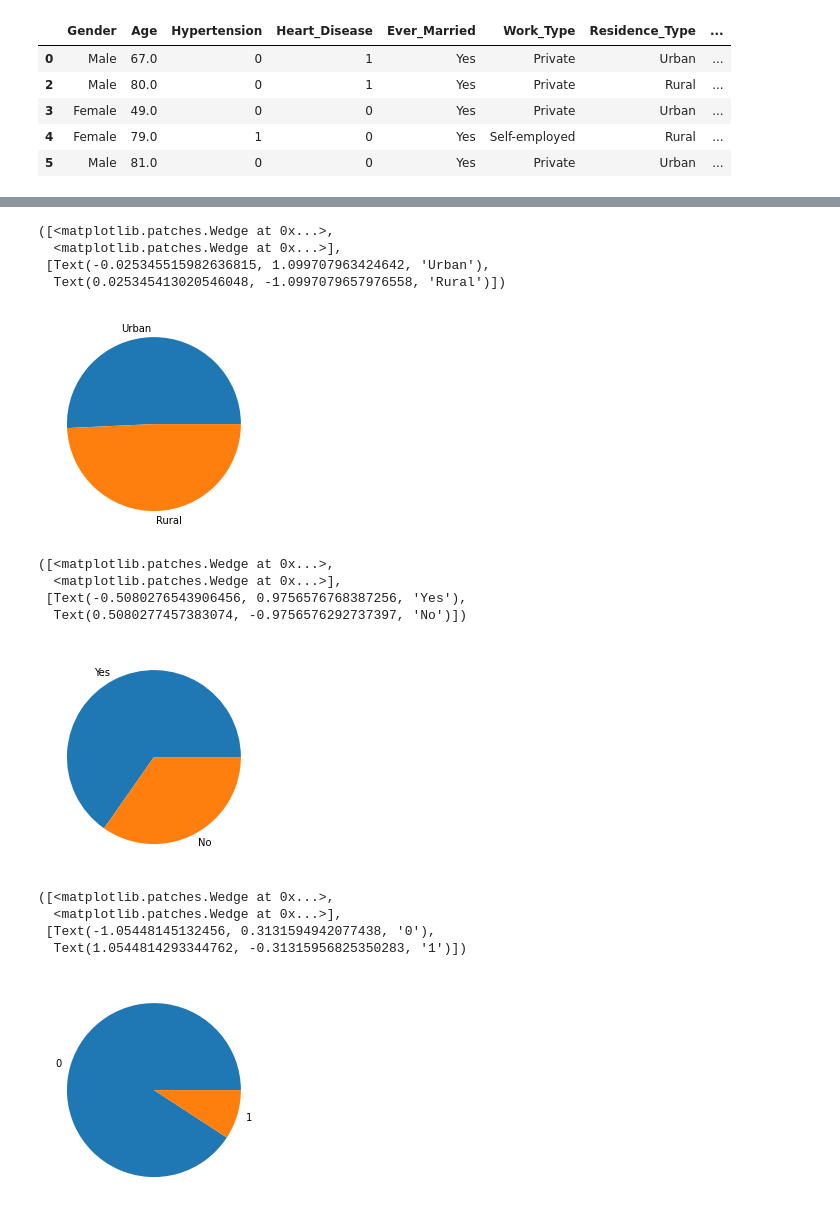
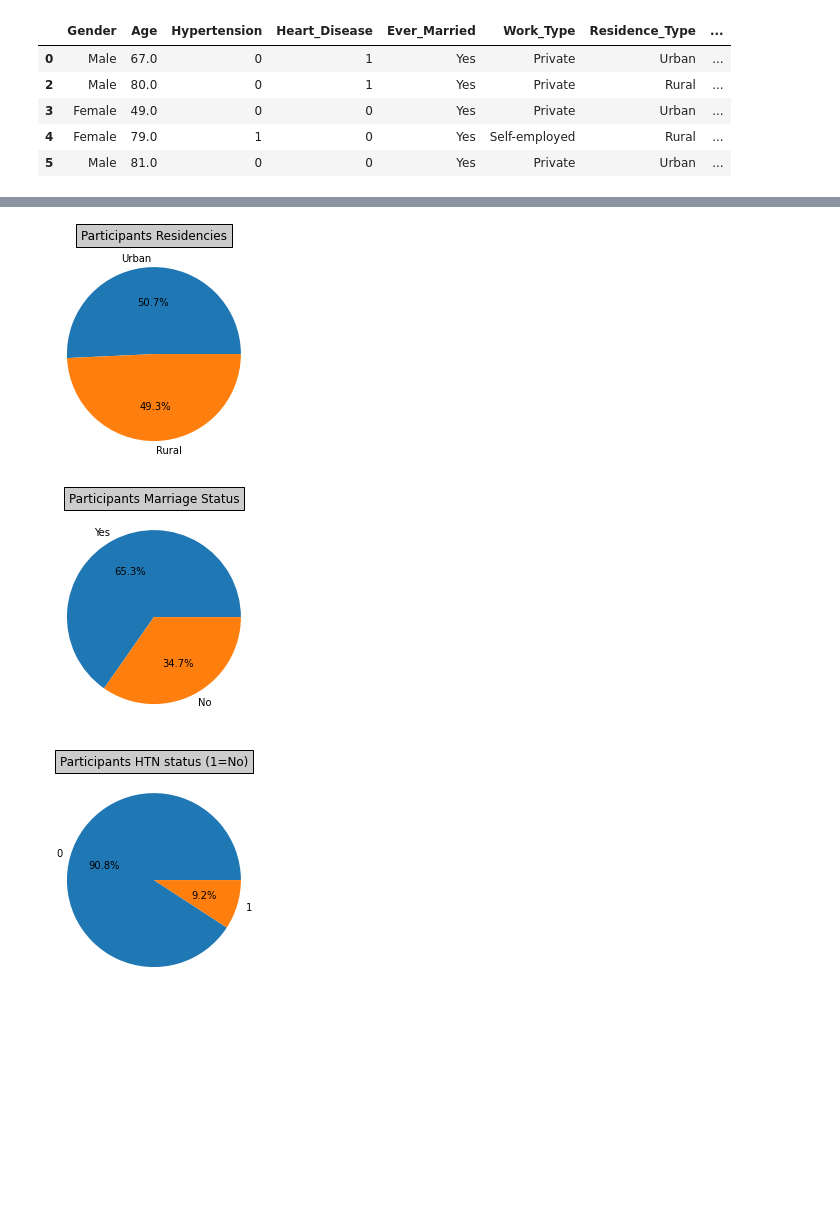
Before and after one commit to rajimuth/Stroke-Prediction-Analysis, a Jupyter notebook: Balpreet_stroke_analysis.ipynb, the cells around one changed output, grey strips where cells are left out. Drawn from its saved outputs; the diff is of its cells as text; code cells hidden in the pictures; blank space fills up the shorter version.

```diff
--- a/Balpreet_stroke_analysis.ipynb
+++ b/Balpreet_stroke_analysis.ipynb
@@ -171,33 +164,27 @@ plt.pie(WorkType_pie, labels= WorkType_pie.index)
 # %%
 # pie plot for residence type
 ResidenceType_pie = stroke_df.Residence_Type.value_counts()
-plt.pie(ResidenceType_pie, labels= ResidenceType_pie.index)
+plt.pie(ResidenceType_pie, labels= ResidenceType_pie.index, autopct="%1.1f%%")
+plt.title("Participants Residencies", bbox={'facecolor':'0.8', 'pad':5})
+plt.show()
 # %% [output]
-([<matplotlib.patches.Wedge at 0x...>,
-  <matplotlib.patches.Wedge at 0x...>],
- [Text(-0.025345515982636815, 1.099707963424642, 'Urban'),
-  Text(0.025345413020546048, -1.0997079657976558, 'Rural')])
-[figure, old version]
+[figure, new version]
 # %%
 #pie plot for marriage status
 EverMarried_pie = stroke_df.Ever_Married.value_counts()
-plt.pie(EverMarried_pie, labels= EverMarried_pie.index)
+plt.pie(EverMarried_pie, labels= EverMarried_pie.index, autopct="%1.1f%%")
+plt.title("Participants Marriage Status", bbox={'facecolor':'0.8', 'pad':5})
+plt.show()
 # %% [output]
-([<matplotlib.patches.Wedge at 0x...>,
-  <matplotlib.patches.Wedge at 0x...>],
- [Text(-0.5080276543906456, 0.9756576768387256, 'Yes'),
-  Text(0.5080277457383074, -0.9756576292737397, 'No')])
-[figure, old version]
+[figure, new version]
 # %%
 # pie plot for HTN
 HTN_pie = stroke_df.Hypertension.value_counts()
-plt.pie(HTN_pie, labels= HTN_pie.index)
+plt.pie(HTN_pie, labels= HTN_pie.index, autopct="%1.1f%%")
+plt.title("Participants HTN status (1=No)", bbox={'facecolor':'0.8', 'pad':5})
+plt.show()
 # %% [output]
-([<matplotlib.patches.Wedge at 0x...>,
-  <matplotlib.patches.Wedge at 0x...>],
- [Text(-1.05448145132456, 0.3131594942077438, '0'),
-  Text(1.0544814293344762, -0.31315956825350283, '1')])
-[figure, old version]
+[figure, new version]
 # %%
 # pie plot for Heart_Disease
 Heart_Disease_pie = stroke_df.Heart_Disease.value_counts()
```
Also changed, not shown: parts of 9 cells of this notebook.
